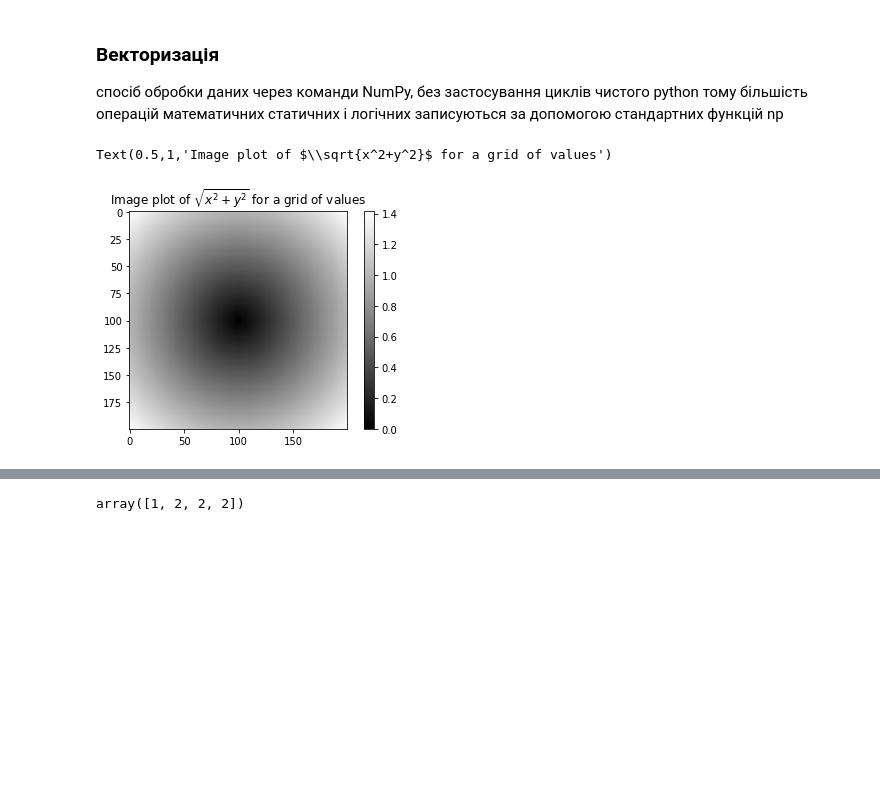
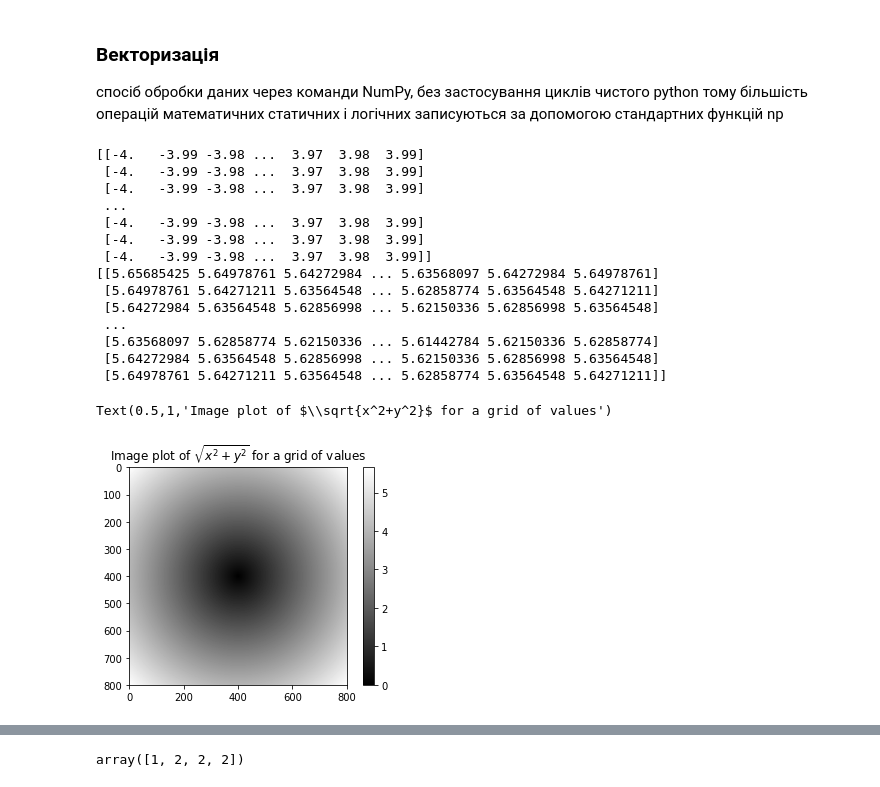
Before and after one commit to lwanenko/Workbook, a Jupyter notebook: NotebookPyDataAnal/BaseNumPy.ipynb, the cells around one changed output, grey strips where cells are left out. Cells and saved outputs as stored; diff of their text form; code cells hidden in the pictures; blank space fills up the shorter version.

```diff
--- a/NotebookPyDataAnal/BaseNumPy.ipynb
+++ b/NotebookPyDataAnal/BaseNumPy.ipynb
@@ -166,15 +166,31 @@ print(np.add(x,y))
 спосіб обробки даних через команди NumPy, без застосування циклів чистого python
 тому більшість операцій математичних статичних і логічних записуються за допомогою стандартних функцій np
 # %%
-points = np.arange(-1,1, 0.01)
+points = np.arange(-4,4, 0.01)
 
 xs,ys = np.meshgrid(points,points)#з двох одномірних масивів робить
-z = np.sqrt(xs **2 + ys ** 2)
+z = np.sqrt(xs ** 2 + ys ** 2)
+print(xs)
+print(z)
 plt.imshow(z,cmap=plt.cm.gray);plt.colorbar()
 plt.title("Image plot of $\sqrt{x^2+y^2}$ for a grid of values")
 # %% [output]
-Text(0.5,1,'Image plot of $\\sqrt{x^2+y^2}$ for a grid of values')
+[[-4.   -3.99 -3.98 ...  3.97  3.98  3.99]
+ [-4.   -3.99 -3.98 ...  3.97  3.98  3.99]
+ [-4.   -3.99 -3.98 ...  3.97  3.98  3.99]
+ ...
+ [-4.   -3.99 -3.98 ...  3.97  3.98  3.99]
+ [-4.   -3.99 -3.98 ...  3.97  3.98  3.99]
+ [-4.   -3.99 -3.98 ...  3.97  3.98  3.99]]
+[[5.65685425 5.64978761 5.64272984 ... 5.63568097 5.64272984 5.64978761]
+ [5.64978761 5.64271211 5.63564548 ... 5.62858774 5.63564548 5.64271211]
+ [5.64272984 5.63564548 5.62856998 ... 5.62150336 5.62856998 5.63564548]
+ ...
+ [5.63568097 5.62858774 5.62150336 ... 5.61442784 5.62150336 5.62858774]
+ [5.64272984 5.63564548 5.62856998 ... 5.62150336 5.62856998 5.63564548]
+ [5.64978761 5.64271211 5.63564548 ... 5.62858774 5.63564548 5.64271211]]
+Text(0.5,1,'Image plot of $\\sqrt{x^2+y^2}$ for a grid of values')
-[figure, old version]
+[figure, new version]
 # %%
 #Задача:беремо значення з x
 #       якщо відповідне значення flags True
```
Also changed, not shown: parts of 9 cells of this notebook, 10 other files.
